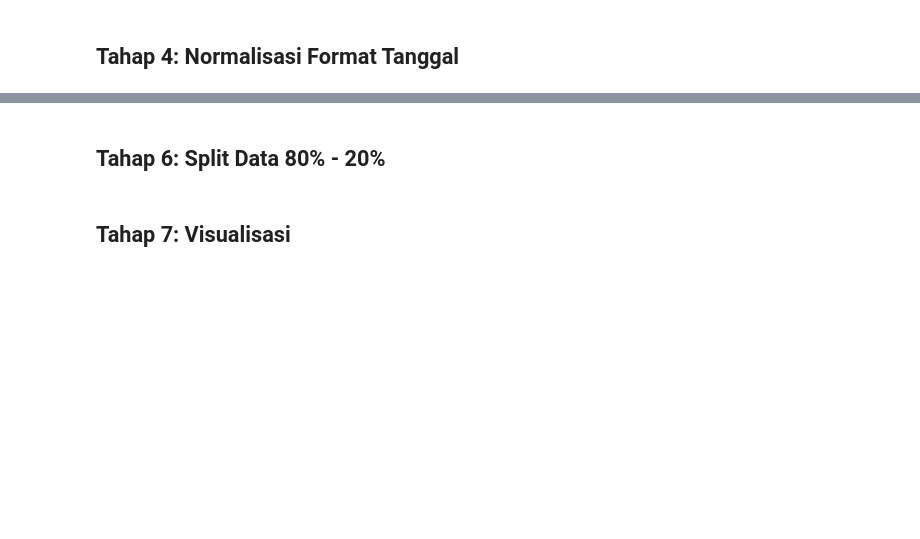
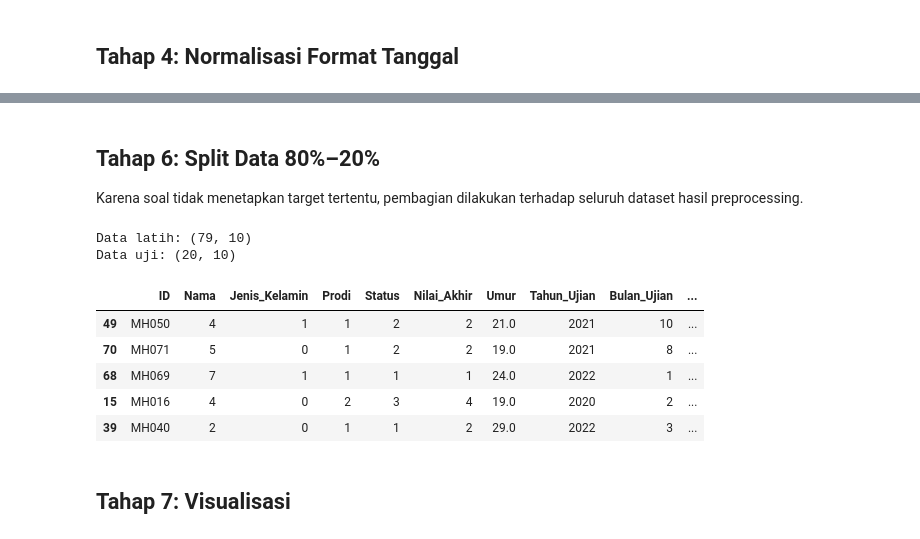
Before and after one commit to kairish33-sys/Tugas-Data-Preprocessing, a Jupyter notebook: Tugas1_Preprocessing_Mahasiswa.ipynb, the cells around one changed output, grey strips where cells are left out. Cells and saved outputs as stored; diff of their text form; code cells hidden in the pictures; blank space fills up the shorter version.

```diff
--- a/Tugas1_Preprocessing_Mahasiswa.ipynb
+++ b/Tugas1_Preprocessing_Mahasiswa.ipynb
@@ -56,2 +141,4 @@ df.head()
 # %% [markdown]
-## Tahap 6: Split Data 80% - 20%
+## Tahap 6: Split Data 80%–20%
+
+Karena soal tidak menetapkan target tertentu, pembagian dilakukan terhadap seluruh dataset hasil preprocessing.
@@ -68,3 +145,23 @@ print('Jumlah data uji  :', len(X_test))
+# %%
+df_model = df_clean.copy()
+df_model["Tahun_Ujian"] = df_model["Tanggal_Ujian"].dt.year
+df_model["Bulan_Ujian"] = df_model["Tanggal_Ujian"].dt.month
+df_model["Hari_Ujian"] = df_model["Tanggal_Ujian"].dt.day
+df_model = df_model.drop(columns=["Tanggal_Ujian"])
+
+X_train, X_test = train_test_split(df_model, test_size=0.20, random_state=42)
+print("Data latih:", X_train.shape)
+print("Data uji:", X_test.shape)
+display(X_train.head())
+# %% [output]
+Data latih: (79, 10)
+Data uji: (20, 10)
+|  | ID | Nama | Jenis_Kelamin | Prodi | Status | Nilai_Akhir | Umur | Tahun_Ujian | Bulan_Ujian | ... |
+| 49 | MH050 | 4 | 1 | 1 | 2 | 2 | 21.0 | 2021 | 10 | ... |
+| 70 | MH071 | 5 | 0 | 1 | 2 | 2 | 19.0 | 2021 | 8 | ... |
+| 68 | MH069 | 7 | 1 | 1 | 1 | 1 | 24.0 | 2022 | 1 | ... |
+| 15 | MH016 | 4 | 0 | 2 | 3 | 4 | 19.0 | 2020 | 2 | ... |
+| 39 | MH040 | 2 | 0 | 1 | 1 | 2 | 29.0 | 2022 | 3 | ... |
 # %% [markdown]
 ## Tahap 7: Visualisasi
 # %%
```
Also changed, not shown: parts of 17 cells of this notebook.
